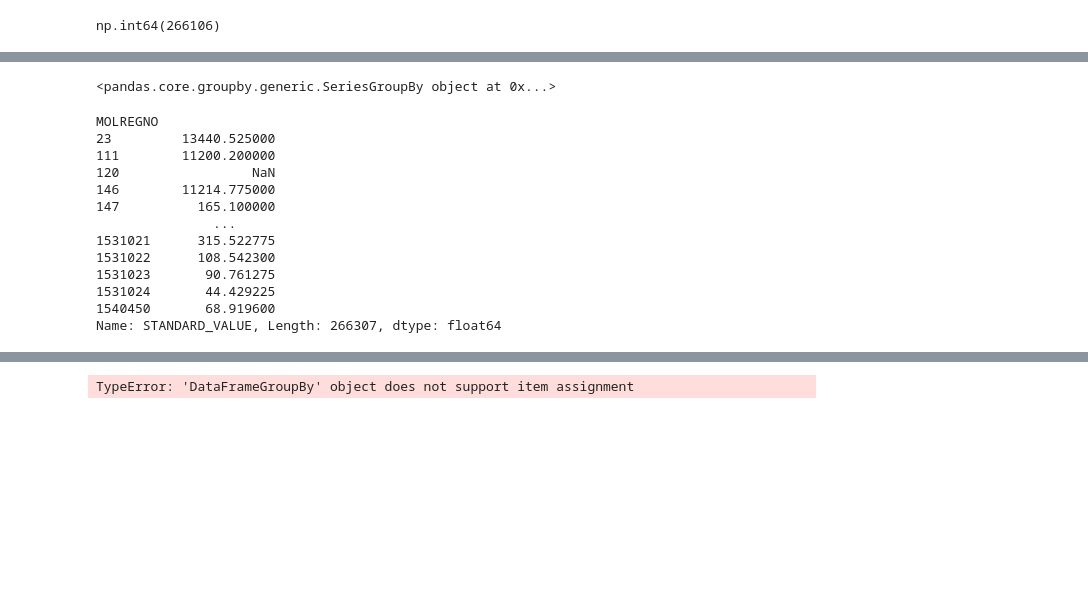
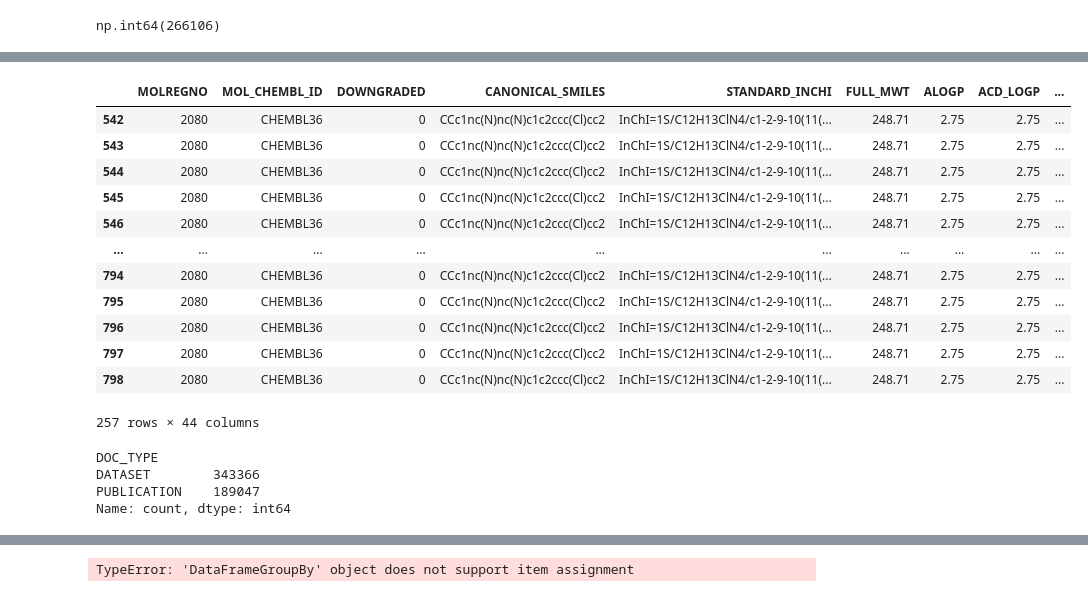
Before and after one commit to ajalamarvellous/de-novo-design-malaria, a Jupyter notebook: notebooks/process_data.ipynb, the cells around one changed output, grey strips where cells are left out. Cells and saved outputs as stored; diff of their text form; code cells hidden in the pictures; blank space fills up the shorter version.

```diff
--- a/notebooks/process_data.ipynb
+++ b/notebooks/process_data.ipynb
@@ -165,20 +264,23 @@ Name: STANDARD_UNITS, Length: 479672, dtype: object
 # %%
-df["MOLREGNO", ]"MOLREGNO")["STANDARD_VALUE"]
+df.query("MOLREGNO == 2080")
 # %% [output]
+|  | MOLREGNO | MOL_CHEMBL_ID | DOWNGRADED | CANONICAL_SMILES | STANDARD_INCHI | FULL_MWT | ALOGP | ACD_LOGP | ... |
+| 542 | 2080 | CHEMBL36 | 0 | CCc1nc(N)nc(N)c1c2ccc(Cl)cc2 | InChI=1S/C12H13ClN4/c1-2-9-10(11(... | 248.71 | 2.75 | 2.75 | ... |
+| 543 | 2080 | CHEMBL36 | 0 | CCc1nc(N)nc(N)c1c2ccc(Cl)cc2 | InChI=1S/C12H13ClN4/c1-2-9-10(11(... | 248.71 | 2.75 | 2.75 | ... |
+| 544 | 2080 | CHEMBL36 | 0 | CCc1nc(N)nc(N)c1c2ccc(Cl)cc2 | InChI=1S/C12H13ClN4/c1-2-9-10(11(... | 248.71 | 2.75 | 2.75 | ... |
+| 545 | 2080 | CHEMBL36 | 0 | CCc1nc(N)nc(N)c1c2ccc(Cl)cc2 | InChI=1S/C12H13ClN4/c1-2-9-10(11(... | 248.71 | 2.75 | 2.75 | ... |
+| 546 | 2080 | CHEMBL36 | 0 | CCc1nc(N)nc(N)c1c2ccc(Cl)cc2 | InChI=1S/C12H13ClN4/c1-2-9-10(11(... | 248.71 | 2.75 | 2.75 | ... |
+| ... | ... | ... | ... | ... | ... | ... | ... | ... | ... |
+| 794 | 2080 | CHEMBL36 | 0 | CCc1nc(N)nc(N)c1c2ccc(Cl)cc2 | InChI=1S/C12H13ClN4/c1-2-9-10(11(... | 248.71 | 2.75 | 2.75 | ... |
+| 795 | 2080 | CHEMBL36 | 0 | CCc1nc(N)nc(N)c1c2ccc(Cl)cc2 | InChI=1S/C12H13ClN4/c1-2-9-10(11(... | 248.71 | 2.75 | 2.75 | ... |
+| 796 | 2080 | CHEMBL36 | 0 | CCc1nc(N)nc(N)c1c2ccc(Cl)cc2 | InChI=1S/C12H13ClN4/c1-2-9-10(11(... | 248.71 | 2.75 | 2.75 | ... |
+| 797 | 2080 | CHEMBL36 | 0 | CCc1nc(N)nc(N)c1c2ccc(Cl)cc2 | InChI=1S/C12H13ClN4/c1-2-9-10(11(... | 248.71 | 2.75 | 2.75 | ... |
+| 798 | 2080 | CHEMBL36 | 0 | CCc1nc(N)nc(N)c1c2ccc(Cl)cc2 | InChI=1S/C12H13ClN4/c1-2-9-10(11(... | 248.71 | 2.75 | 2.75 | ... |
-<pandas.core.groupby.generic.SeriesGroupBy object at 0x...>
+257 rows × 44 columns
-# %%
-avg_standard_value
-# %% [output]
-MOLREGNO
-23         13440.525000
-111        11200.200000
-120                 NaN
-146        11214.775000
-147          165.100000
-               ...
-1531021      315.522775
-1531022      108.542300
-1531023       90.761275
-1531024       44.429225
-1540450       68.919600
-Name: STANDARD_VALUE, Length: 266307, dtype: float64
+# %%
+df.DOC_TYPE.value_counts()
+# %% [output]
+DOC_TYPE
+DATASET        343366
+PUBLICATION    189047
+Name: count, dtype: int64
```
Also changed, not shown: parts of 22 cells of this notebook.
